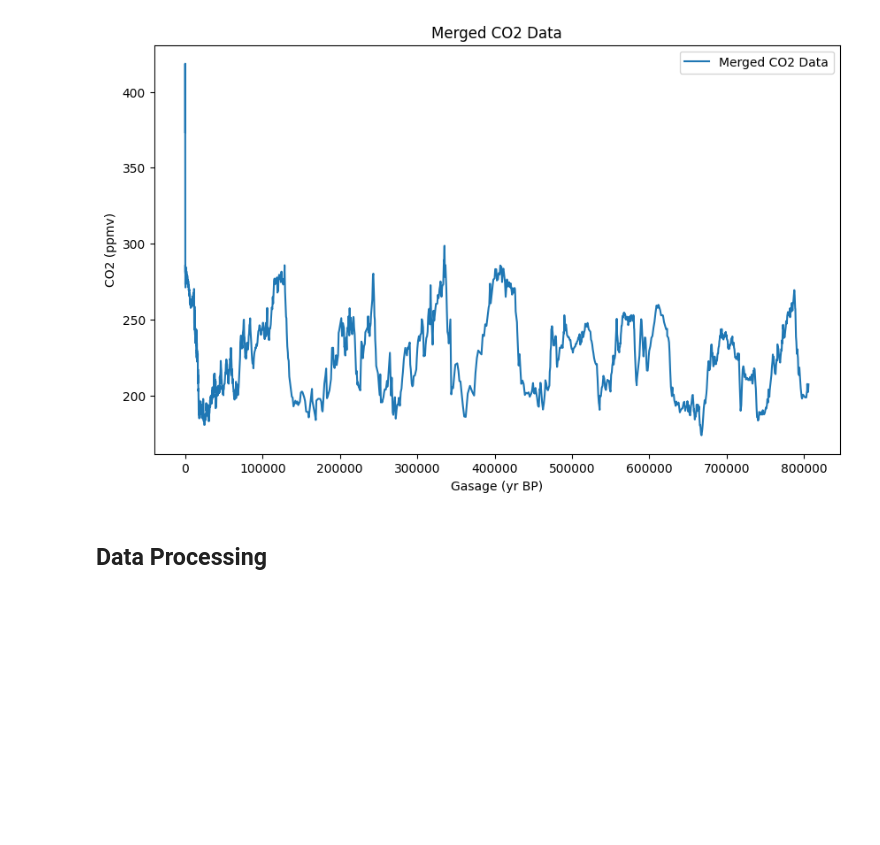
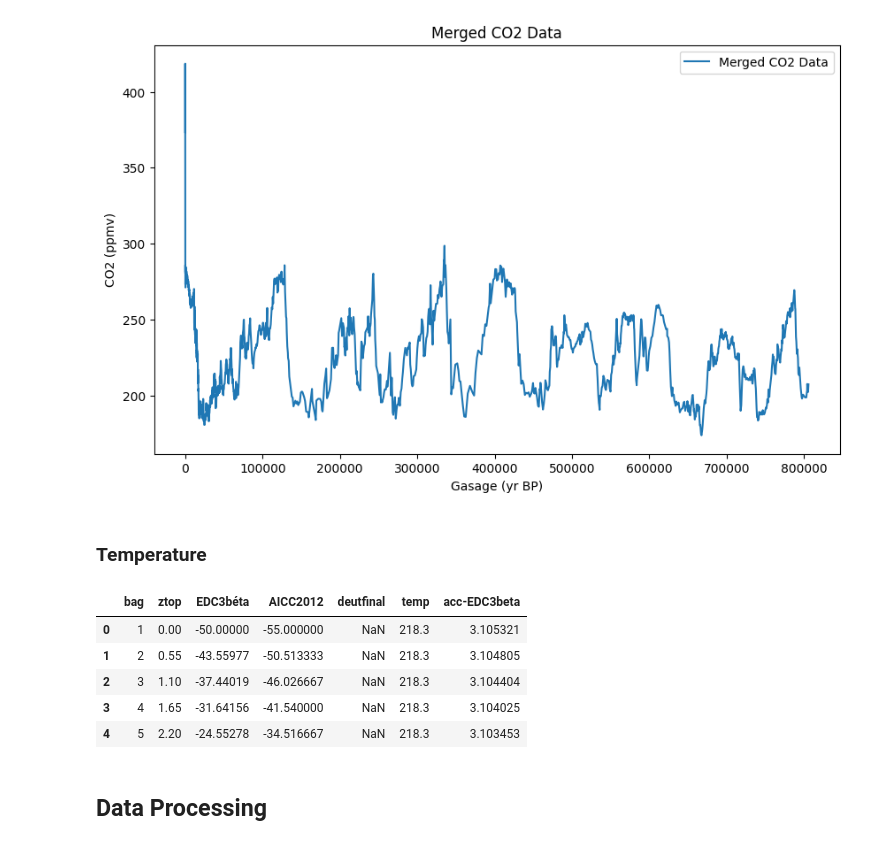
Before and after one commit to claretubs/paleo-present-climate-data, a Jupyter notebook: project.ipynb, the cells around one changed output. Drawn from its saved outputs; the diff is of its cells as text; code cells hidden in the pictures; blank space fills up the shorter version.

Commit message:
Temperature data

```diff
--- a/project.ipynb
+++ b/project.ipynb
@@ -73,6 +73,20 @@ plt.legend()
 plt.show()
 # %% [output]
 [figure]
+# %% [markdown]
+### Temperature
+# %%
+# Load Temperature data.
+temp_df = pd.read_excel('data/epicaDC.deuttemp.EDC3-AICC.xls')
+# %%
+temp_df.head()
+# %% [output]
+|  | bag | ztop | EDC3béta | AICC2012 | deutfinal | temp | acc-EDC3beta |
+| 0 | 1 | 0.00 | -50.00000 | -55.000000 | NaN | 218.3 | 3.105321 |
+| 1 | 2 | 0.55 | -43.55977 | -50.513333 | NaN | 218.3 | 3.104805 |
+| 2 | 3 | 1.10 | -37.44019 | -46.026667 | NaN | 218.3 | 3.104404 |
+| 3 | 4 | 1.65 | -31.64156 | -41.540000 | NaN | 218.3 | 3.104025 |
+| 4 | 5 | 2.20 | -24.55278 | -34.516667 | NaN | 218.3 | 3.103453 |
 # %% [markdown]
 ## Data Processing
 # %% [markdown]
```
Also changed, not shown: 1 other file.
